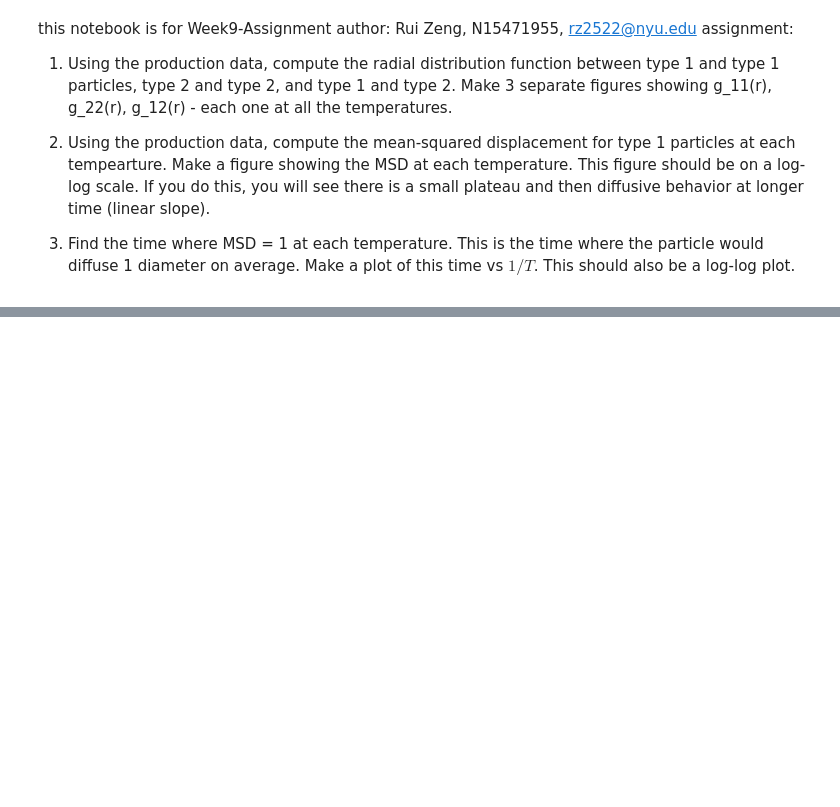
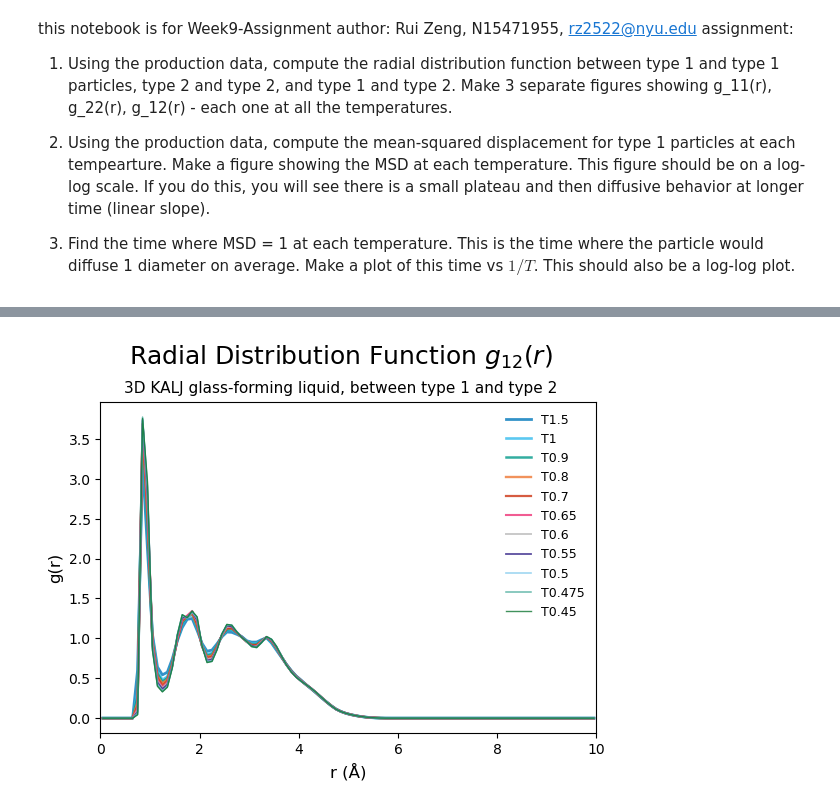
Before and after one commit to cerbveen/comp-lab-class, a Jupyter notebook: Week9/Analysis/Analysis.ipynb, the cells around one changed output, grey strips where cells are left out. Saved outputs shown, nothing was run; the diff lists cells and outputs as text; code cells hidden in the pictures; blank space fills up the shorter version.

```diff
--- a/Week9/Analysis/Analysis.ipynb
+++ b/Week9/Analysis/Analysis.ipynb
@@ -83,0 +134,32 @@ TypeError: cannot unpack non-iterable InterRDF object
+# %%
+# figure 3 - RDFs
+fig = plt.figure(3)
+
+# set colorblind-friendly palatte
+colors = ['#0077BB', '#33BBEE', '#009988', '#EE7733', '#CC3311', '#EE3377', '#BBBBBB']
+# add more colors if needed
+colors = colors + ['#332288', '#88CCEE', '#44AA99', '#117733', '#999933', '#DDCC77', '#CC6677', '#882255', '#AA4499']
+# set 11 line width, range from 2 to 1
+linewidths = np.linspace(2, 1, 11)
+# temperature list
+temps = ['1.5', '1', '0.9', '0.8', '0.7', '0.65', '0.6', '0.55', '0.5', '0.475', '0.45']
+
+# plot RDFs
+for j in range(len(temps)):
+    plt.plot(rdfs[2, j].bins, rdfs[2, j].rdf, color=colors[j], linewidth=linewidths[j], label='T'+temps[j], alpha=0.8)
+    j += 1
+plt.xlabel('r (Å)', fontsize=12)
+plt.ylabel('g(r)', fontsize=12)
+plt.legend(loc='upper right', fontsize=9, frameon=False)
+plt.xlim(0, 10)
+
+# two lines of title
+plt.text(x=0.5, y=0.88, s="Radial Distribution Function "+r"$g_{12}(r)$", fontsize=18, ha="center", transform=fig.transFigure)
+plt.text(x=0.5, y=0.82, s= "3D KALJ glass-forming liquid, between type 1 and type 2", fontsize=11, ha="center", transform=fig.transFigure)
+plt.subplots_adjust(top=0.8, wspace=0.3)
+
+# save figure as pdf in ../Figures
+fname = '../Figures/fig3.[3D_KALJ]_RDF_type1_type2.pdf'
+plt.savefig(fname, format='pdf', dpi=300, bbox_inches='tight')
+# %% [output]
+[figure, added]
```
Also changed, not shown: parts of 10 cells of this notebook, 5 other files.
